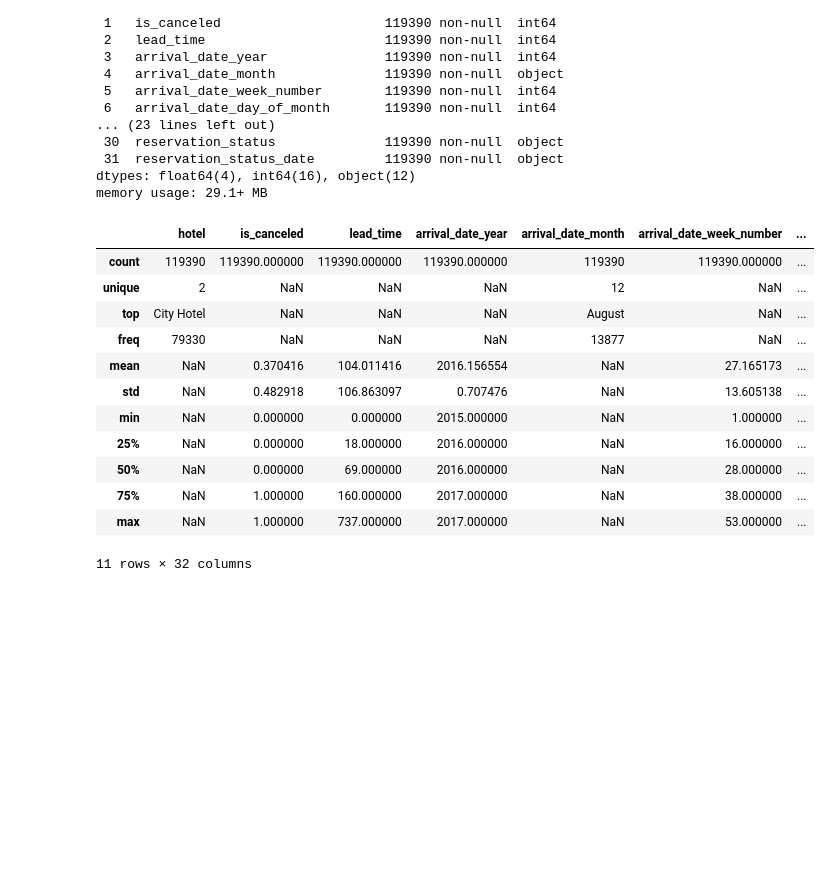
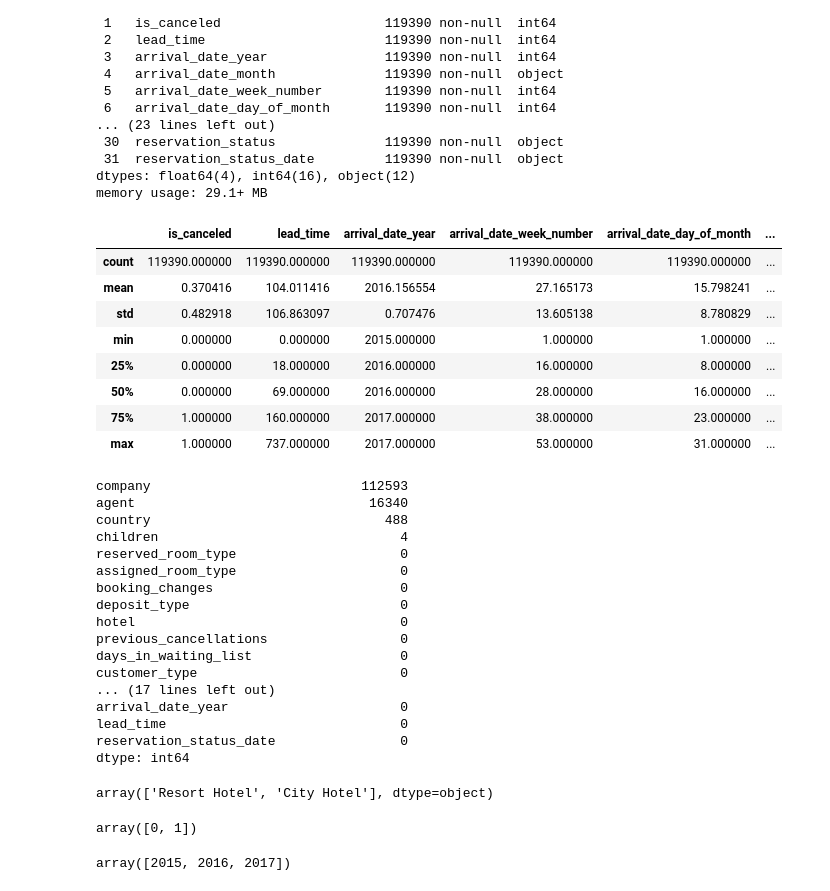
Before and after one commit to Singh-Pravin/Hotel-Booking-Analysis---EDA, a Jupyter notebook: Hotel_Booking_Analysis_Capstone_Project.ipynb, the cells around one changed output. Saved outputs shown, nothing was run; the diff lists cells and outputs as text; code cells hidden in the pictures; blank space fills up the shorter version.

```diff
--- a/Hotel_Booking_Analysis_Capstone_Project.ipynb
+++ b/Hotel_Booking_Analysis_Capstone_Project.ipynb
@@ -35,0 +29,6 @@ df.head()
+# %%
+# set the max columns to none
+pd.set_option('display.max_columns', None)
+
+# Taking a look to data
+df.head()
@@ -64,18 +69,14 @@ Data columns (total 32 columns):
 dtypes: float64(4), int64(16), object(12)
 memory usage: 29.1+ MB
 # %%
-df.describe(include='all')
+df.describe()
 # %% [output]
-|  | hotel | is_canceled | lead_time | arrival_date_year | arrival_date_month | arrival_date_week_number | ... |
-| count | 119390 | 119390.000000 | 119390.000000 | 119390.000000 | 119390 | 119390.000000 | ... |
-| unique | 2 | NaN | NaN | NaN | 12 | NaN | ... |
-| top | City Hotel | NaN | NaN | NaN | August | NaN | ... |
-| freq | 79330 | NaN | NaN | NaN | 13877 | NaN | ... |
-| mean | NaN | 0.370416 | 104.011416 | 2016.156554 | NaN | 27.165173 | ... |
-| std | NaN | 0.482918 | 106.863097 | 0.707476 | NaN | 13.605138 | ... |
-| min | NaN | 0.000000 | 0.000000 | 2015.000000 | NaN | 1.000000 | ... |
-| 25% | NaN | 0.000000 | 18.000000 | 2016.000000 | NaN | 16.000000 | ... |
-| 50% | NaN | 0.000000 | 69.000000 | 2016.000000 | NaN | 28.000000 | ... |
-| 75% | NaN | 1.000000 | 160.000000 | 2017.000000 | NaN | 38.000000 | ... |
-| max | NaN | 1.000000 | 737.000000 | 2017.000000 | NaN | 53.000000 | ... |
+|  | is_canceled | lead_time | arrival_date_year | arrival_date_week_number | arrival_date_day_of_month | ... |
+| count | 119390.000000 | 119390.000000 | 119390.000000 | 119390.000000 | 119390.000000 | ... |
+| mean | 0.370416 | 104.011416 | 2016.156554 | 27.165173 | 15.798241 | ... |
+| std | 0.482918 | 106.863097 | 0.707476 | 13.605138 | 8.780829 | ... |
+| min | 0.000000 | 0.000000 | 2015.000000 | 1.000000 | 1.000000 | ... |
+| 25% | 0.000000 | 18.000000 | 2016.000000 | 16.000000 | 8.000000 | ... |
+| 50% | 0.000000 | 69.000000 | 2016.000000 | 28.000000 | 16.000000 | ... |
+| 75% | 1.000000 | 160.000000 | 2017.000000 | 38.000000 | 23.000000 | ... |
+| max | 1.000000 | 737.000000 | 2017.000000 | 53.000000 | 31.000000 | ... |
-11 rows × 32 columns
@@ -83,0 +83,32 @@ df1=df.copy()
+# %%
+df.isnull().sum().sort_values(ascending = False)
+# %% [output]
+company                           112593
+agent                              16340
+country                              488
+children                               4
+reserved_room_type                     0
+assigned_room_type                     0
+booking_changes                        0
+deposit_type                           0
+hotel                                  0
+previous_cancellations                 0
+days_in_waiting_list                   0
+customer_type                          0
+... (17 lines left out)
+arrival_date_year                      0
+lead_time                              0
+reservation_status_date                0
+dtype: int64
+# %%
+df1['hotel'].unique()
+# %% [output]
+array(['Resort Hotel', 'City Hotel'], dtype=object)
+# %%
+df1['is_canceled'].unique()
+# %% [output]
+array([0, 1])
+# %%
+df1['arrival_date_year'].unique()
+# %% [output]
+array([2015, 2016, 2017])
```
Also changed, not shown: parts of 25 cells of this notebook.
